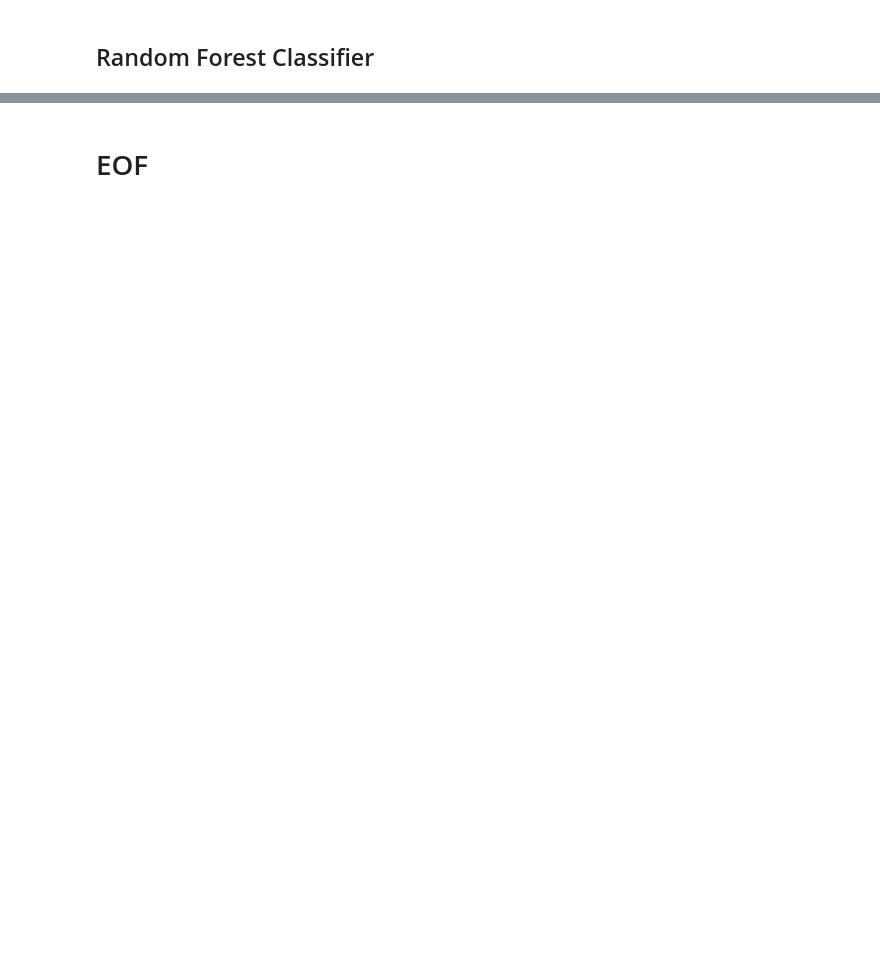
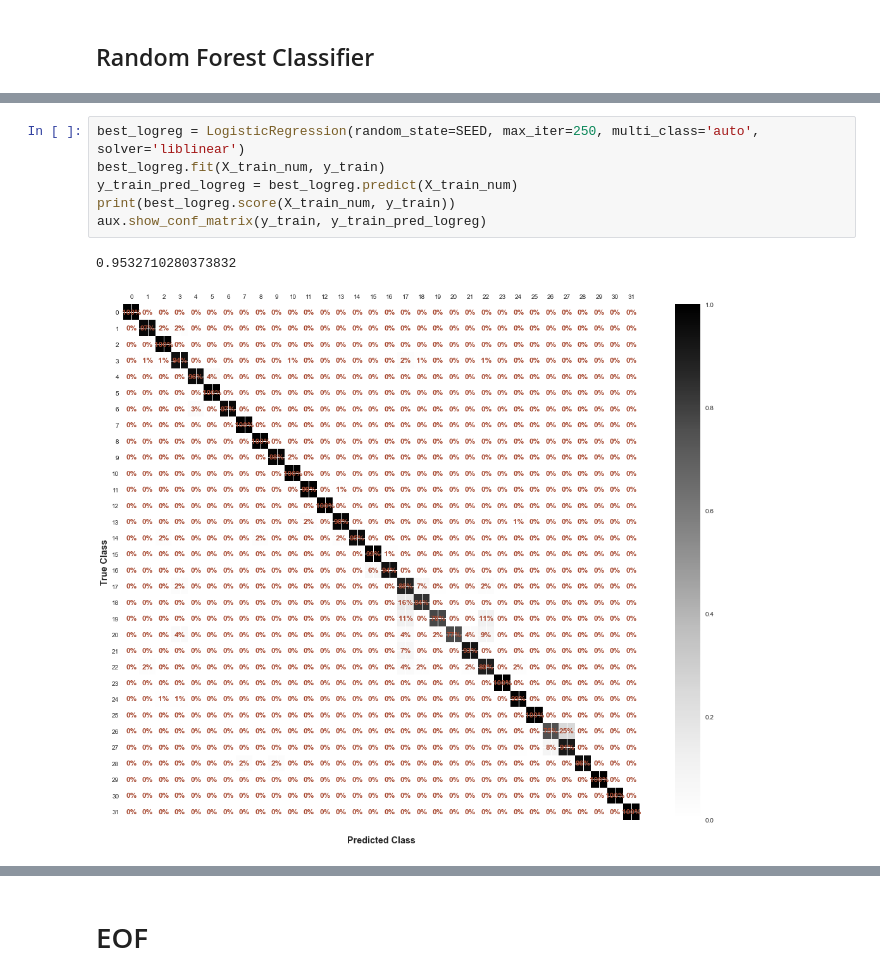
Before and after one commit to raindartt/Project_623, a Jupyter notebook: Project.ipynb, the cells around one changed output, grey strips where cells are left out. Drawn from its saved outputs; the diff is of its cells as text; blank space fills up the shorter version.

```diff
--- a/Project.ipynb
+++ b/Project.ipynb
@@ -425,0 +502,9 @@ NameError: name 'rfc_grid_search' is not defined
+# %%
+best_logreg = LogisticRegression(random_state=SEED, max_iter=250, multi_class='auto', solver='liblinear')
+best_logreg.fit(X_train_num, y_train)
+y_train_pred_logreg = best_logreg.predict(X_train_num)
+print(best_logreg.score(X_train_num, y_train))
+aux.show_conf_matrix(y_train, y_train_pred_logreg)
+# %% [output]
+0.9532710280373832
+[figure, added]
```
Also changed, not shown: parts of 20 cells of this notebook, 4 other files.
